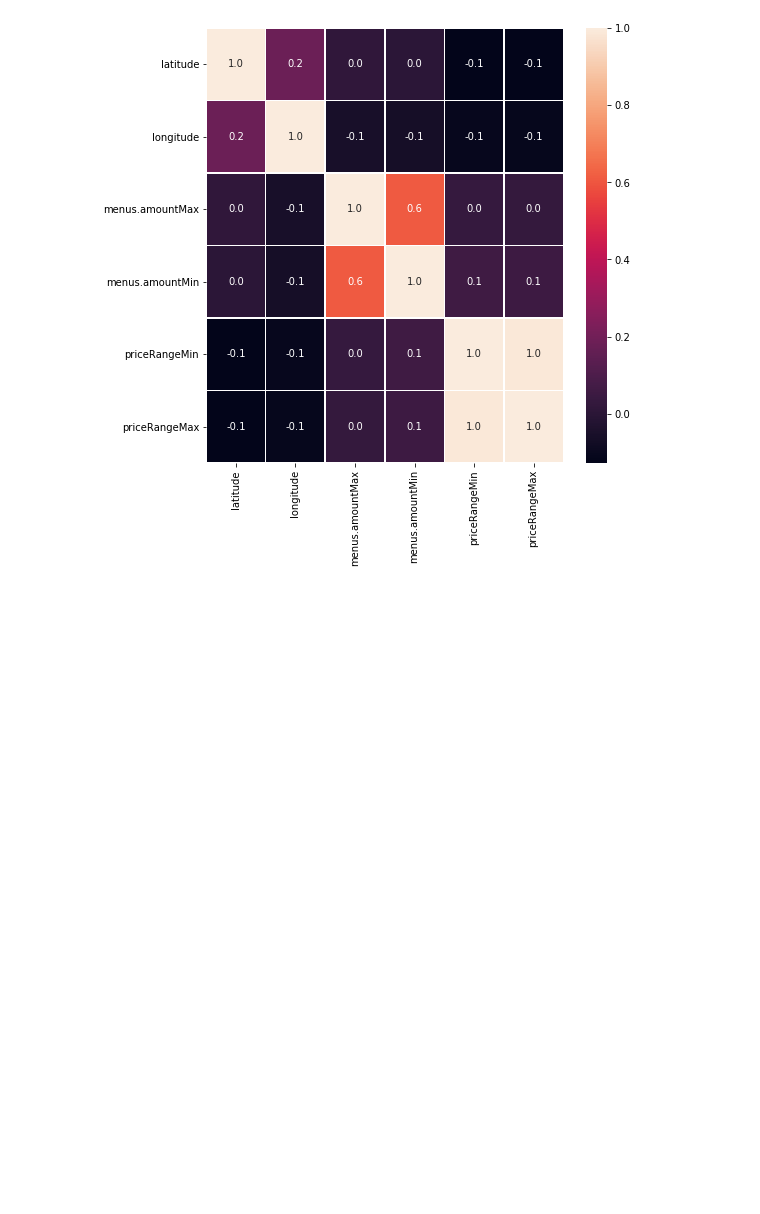
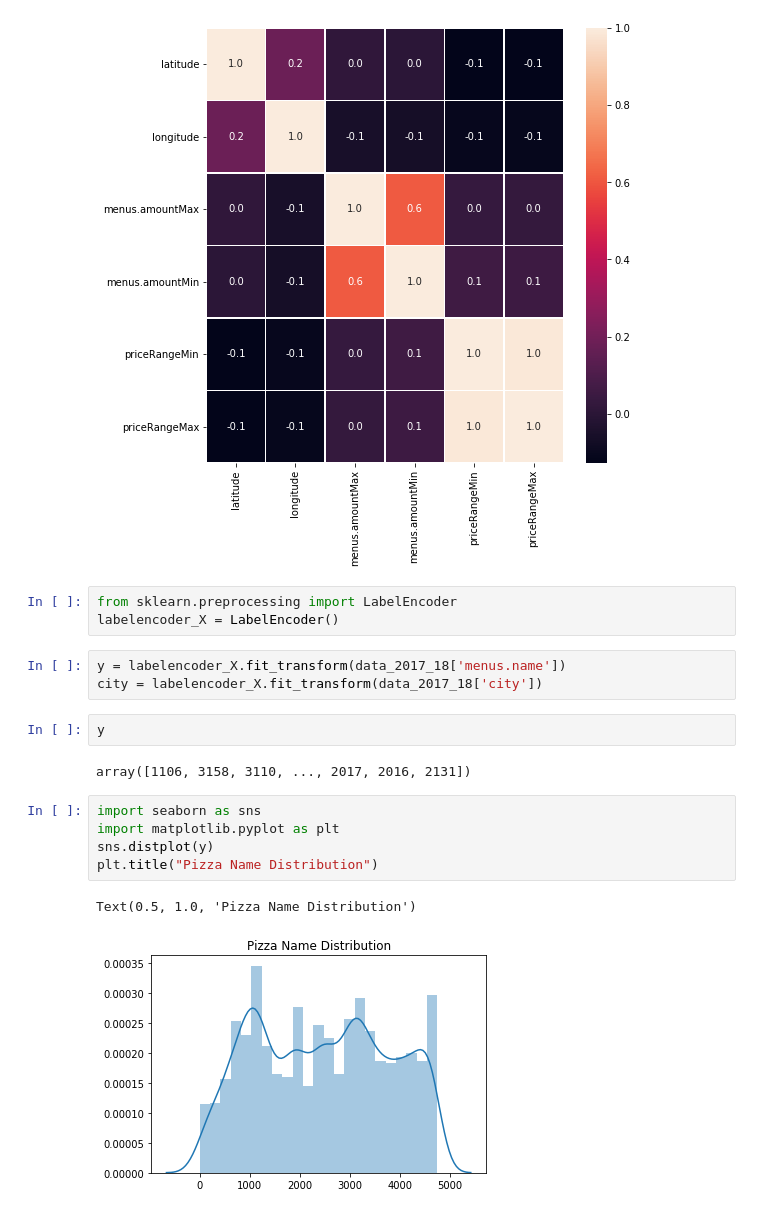
Before and after one commit to ajain0395/pizza-trend-analysis, a Jupyter notebook: Pizza.ipynb, the cells around one changed output. Cells and saved outputs as stored; diff of their text form; blank space fills up the shorter version.

```diff
--- a/Pizza.ipynb
+++ b/Pizza.ipynb
@@ -244,3 +253,21 @@ sns.heatmap(data_2017_18.corr(), annot=True, linewidths=.5, fmt= '.1f',ax=ax)
 # %% [output]
 <matplotlib.axes._subplots.AxesSubplot at 0x...>
 [figure]
+# %%
+from sklearn.preprocessing import LabelEncoder
+labelencoder_X = LabelEncoder()
+# %%
+y = labelencoder_X.fit_transform(data_2017_18['menus.name'])
+city = labelencoder_X.fit_transform(data_2017_18['city'])
+# %%
+y
+# %% [output]
+array([1106, 3158, 3110, ..., 2017, 2016, 2131])
+# %%
+import seaborn as sns
+import matplotlib.pyplot as plt
+sns.distplot(y)
+plt.title("Pizza Name Distribution")
+# %% [output]
+Text(0.5, 1.0, 'Pizza Name Distribution')
+[figure, added]
```
Also changed, not shown: parts of 2 cells of this notebook, 8 other files.
